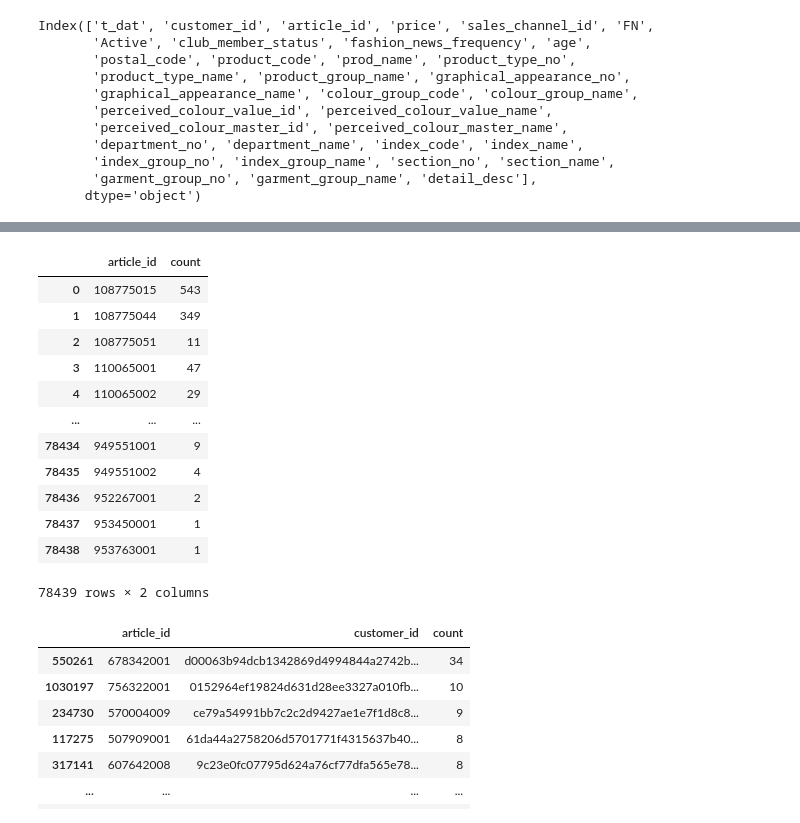
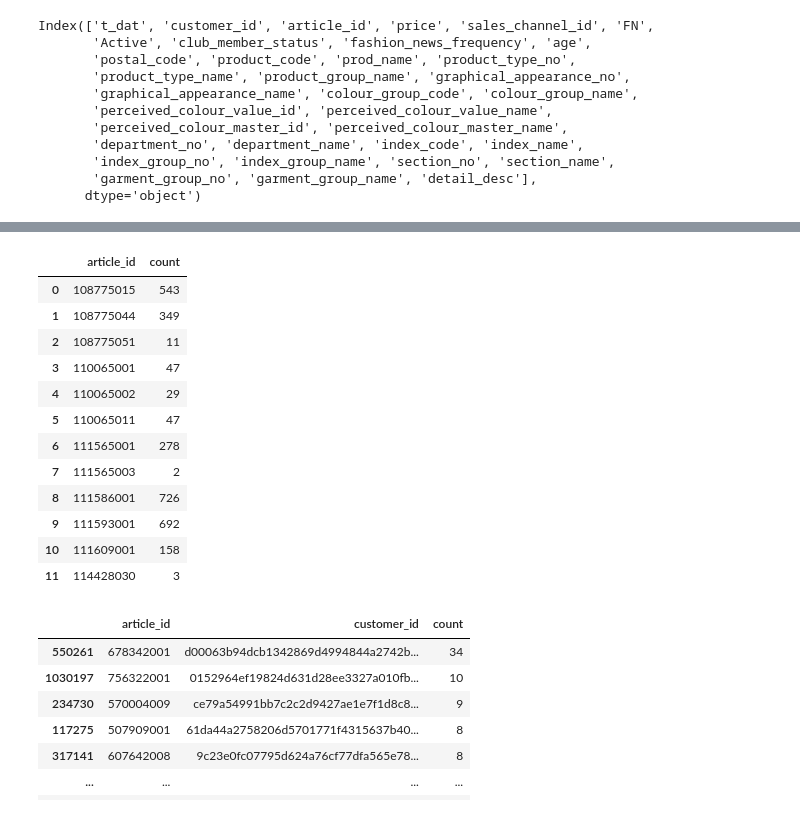
Before and after one commit to treb93/pyhm, a Jupyter notebook: clust_cust.ipynb, the cells around one changed output, grey strips where cells are left out. Saved outputs shown, nothing was run; the diff lists cells and outputs as text; code cells hidden in the pictures.

```diff
--- a/clust_cust.ipynb
+++ b/clust_cust.ipynb
@@ -166,21 +166,23 @@ tcas.head()
 # %%
 #Df avec les articles les plus populaires
 best_sales = tcas[['article_id']].groupby('article_id', as_index =False).agg(count = ('article_id', 'count'))
-best_sales
+#12 best sales
+best12 = best_sales.head(12)
+best12
 # %% [output]
 |  | article_id | count |
 | 0 | 108775015 | 543 |
 | 1 | 108775044 | 349 |
 | 2 | 108775051 | 11 |
 | 3 | 110065001 | 47 |
 | 4 | 110065002 | 29 |
-| ... | ... | ... |
-| 78434 | 949551001 | 9 |
-| 78435 | 949551002 | 4 |
-| 78436 | 952267001 | 2 |
-| 78437 | 953450001 | 1 |
-| 78438 | 953763001 | 1 |
+| 5 | 110065011 | 47 |
+| 6 | 111565001 | 278 |
+| 7 | 111565003 | 2 |
+| 8 | 111586001 | 726 |
+| 9 | 111593001 | 692 |
+| 10 | 111609001 | 158 |
+| 11 | 114428030 | 3 |
-78439 rows × 2 columns
 # %%
 # Df du nombre d'articles (par ordre décroissant) achetés par clients
 art_sold_per_cust = tcas[['article_id', 'customer_id']].groupby(['article_id', 'customer_id'],
```
Also changed, not shown: parts of 2 cells of this notebook.
